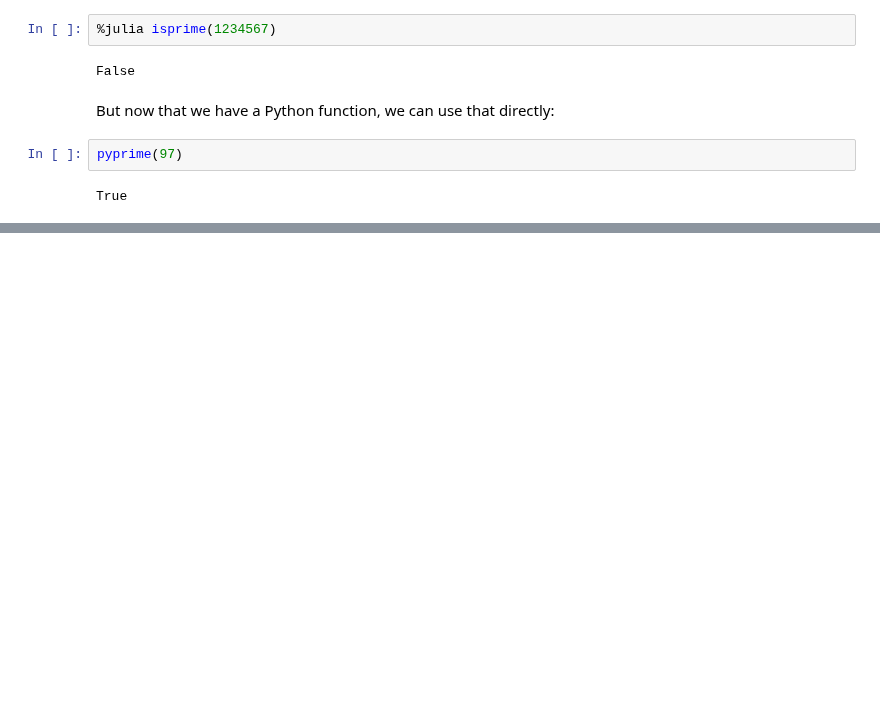
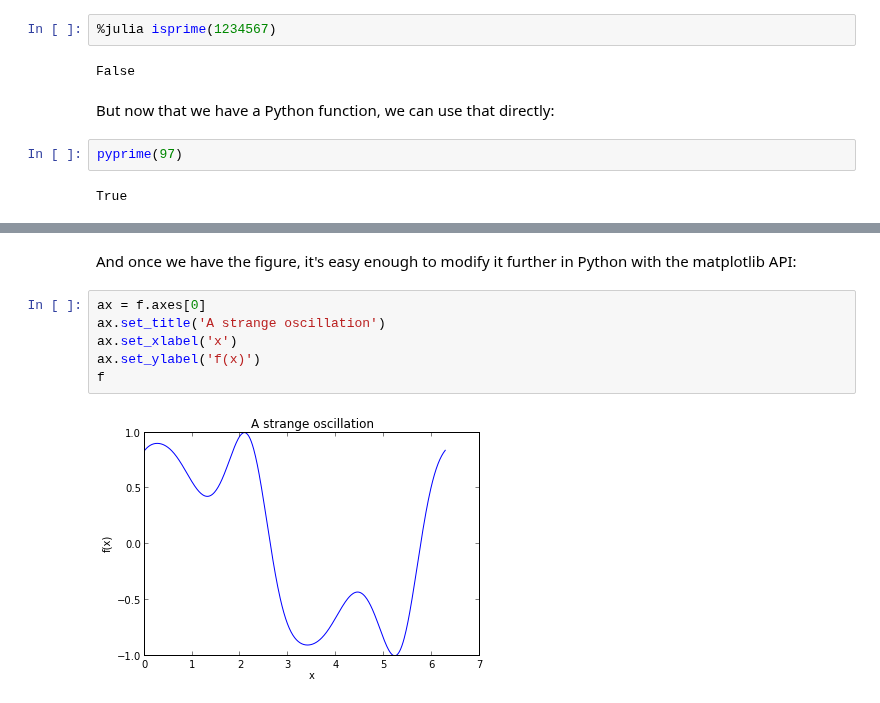
Before and after one commit to JuliaLang/IJulia.jl, a Jupyter notebook: JuliaIPython.ipynb, the cells around one changed output, grey strips where cells are left out. Cells and saved outputs as stored; diff of their text form; blank space fills up the shorter version.

```diff
--- a/JuliaIPython.ipynb
+++ b/JuliaIPython.ipynb
@@ -98,0 +120,10 @@ True
+# %% [markdown]
+And once we have the figure, it's easy enough to modify it further in Python with the matplotlib API:
+# %%
+ax = f.axes[0]
+ax.set_title('A strange oscillation')
+ax.set_xlabel('x')
+ax.set_ylabel('f(x)')
+f
+# %% [output]
+[figure, added]
```
Also changed, not shown: parts of 5 cells of this notebook.
